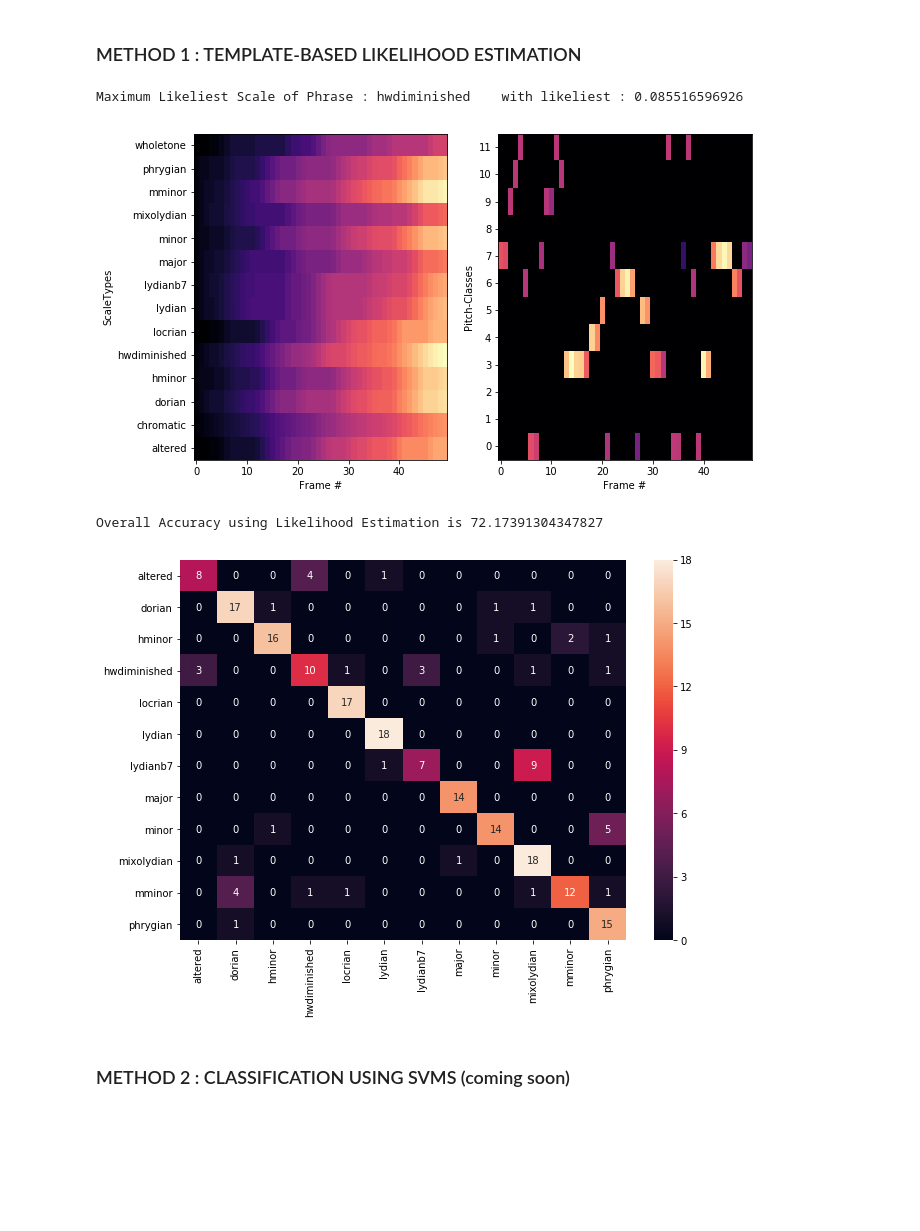
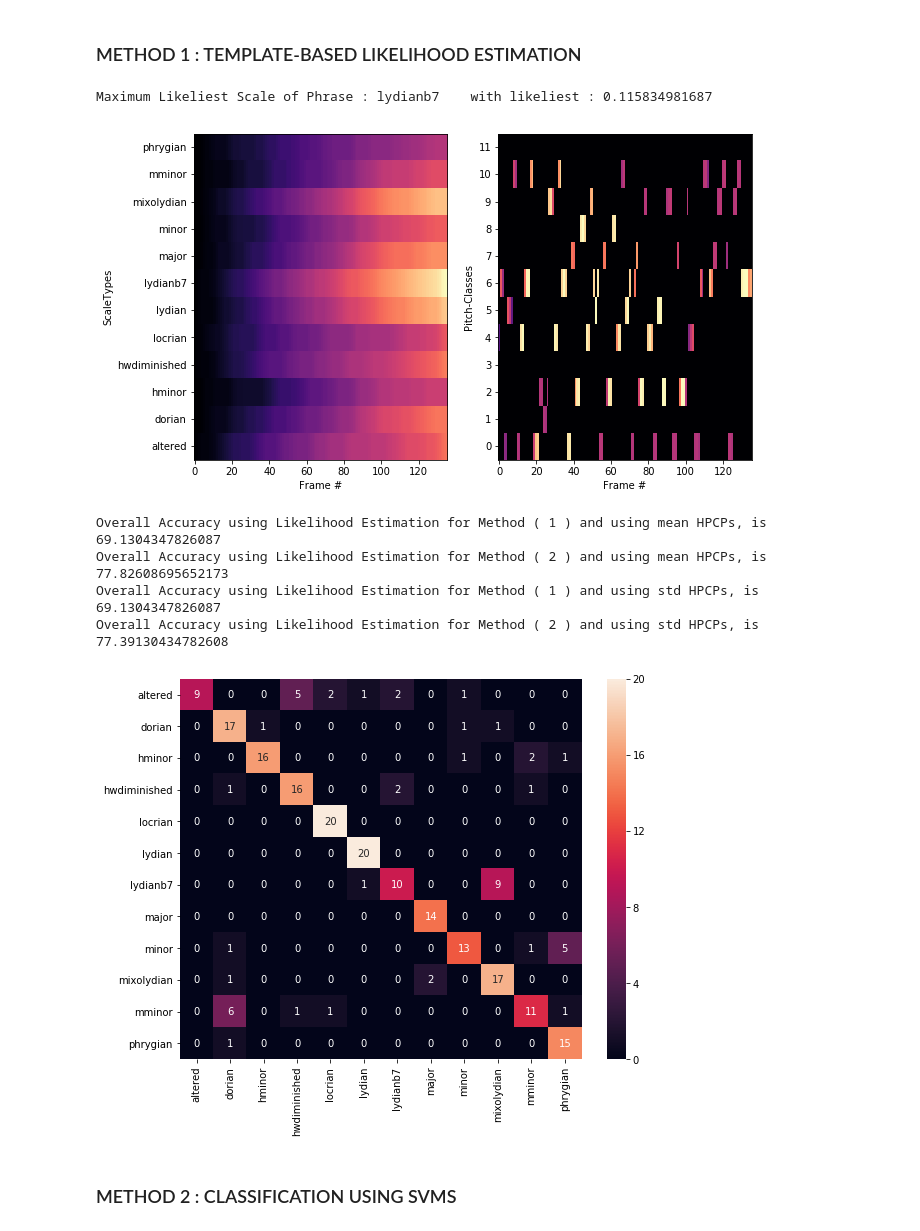
Before and after one commit to emirdemirel/Chord-ScaleDetection, a Jupyter notebook: Chord-Scale_Detection_PART1.ipynb, the cells around one changed output. Cells and saved outputs as stored; diff of their text form; code cells hidden in the pictures; blank space fills up the shorter version.

```diff
--- a/Chord-Scale_Detection_PART1.ipynb
+++ b/Chord-Scale_Detection_PART1.ipynb
@@ -5,6 +5,8 @@
 # %%
 import sys,os
 sys.path.append(os.path.join(os.path.dirname('__file__'), 'freesound-python/'))
+
+import numpy as np
 
 import freesound
 client = freesound.FreesoundClient()
@@ -19,6 +21,8 @@ from utilities import *
 #CHORD-SCALE DATASET on freesound.org
 freesound_PACK_ID = 24075
 
+DOWNLOADSOUNDS = False ### SET 'True' FOR DOWNLOADING THE SOUNDS FROM FREESOUND, SET 'False' IF SOUNDS ALREADY EXIST
+
 #Directory for audio files
 audioDir = 'audio/'
 #Directory for audio segment annotations
@@ -49,7 +53,8 @@ for sound in results_pager:
 
     SOUND_NAME = sound.name.split('.')[0]
     TotalDuration.append(sound.duration)
-    sound.retrieve_preview(audioDir,SOUND_NAME+".mp3")
+    if DOWNLOADSOUNDS:
+        sound.retrieve_preview(audioDir,SOUND_NAME+".mp3")
 
     ## dataDict[sound.name][0] has the 'duration' & 'freesoundid' information
     dataDictionary[SOUND_NAME][0]['duration']= sound.duration
@@ -136,8 +139,6 @@ ScaleTemplates['altered'] = {'scaleArray':[1,1,0,1,1,0,1,0,1,0,1,0]}
 ScaleTemplates['mminor'] = {'scaleArray':[1,0,1,1,0,1,0,1,0,1,0,1]}
 ScaleTemplates['hminor'] = {'scaleArray':[1,0,1,1,0,1,0,1,1,0,0,1]}
 ScaleTemplates['hwdiminished'] = {'scaleArray':[1,1,0,1,1,0,1,1,0,1,1,0]}
-ScaleTemplates['wholetone'] = {'scaleArray':[1,0,1,0,1,0,1,0,1,0,1,0]}
-ScaleTemplates['chromatic'] = {'scaleArray':[1,1,1,1,1,1,1,1,1,1,1,1]}
 # %%
 ### NOW, LET'S LOAD THE FEATURE DATA WE OBTAINED IN THE PREVIOUS STEPmaxlikelihood2
 
@@ -147,7 +148,7 @@ with open(FEATUREDATA , 'rb') as f:
 
 ### CHOOSE THE SOUND
 
-SAMPLESOUND = 'toprak_melmin'
+SAMPLESOUND = 'toprak_lydianb7'
 
 ### CHOOSE THE AUDIO SEGMENT FOR ANALYSIS
 
@@ -159,17 +160,25 @@ LikelihoodMethod = 2
 
 VisualizeChromaANDScaleLikelihoods(FEATUREDATA,SAMPLESOUND,NUMSegment,ScaleTemplates,LikelihoodMethod)
 # %% [output]
-Maximum Likeliest Scale of Phrase : hwdiminished    with likeliest : 0.085516596926
+Maximum Likeliest Scale of Phrase : lydianb7    with likeliest : 0.115834981687
-[figure, old version]
+[figure, new version]
 # %%
-LikelihoodMethod = 2 ### 1 - Weiss (2014) method (multiplicative approach), 2 - Demirel method (additive approach)
+features = ['mean','std']
+LikelihoodMethods = [1,2] ### 1 - Weiss (2014) method (multiplicative approach), 2 - Demirel method (additive approach)
 
-overall_accuracy = Classification_Likelihood(dataDictionary,ScaleTemplates,LikelihoodMethod)
-print('Overall Accuracy using Likelihood Estimation is ' + str(overall_accuracy))
+overall_accuracy_list = []
+for feature in features:
+    for i in LikelihoodMethods :
+        overall_accuracy = Classification_Likelihood(dataDictionary,ScaleTemplates,i, feature)
+        overall_accuracy_list.append(overall_accuracy)
+        print('Overall Accuracy using Likelihood Estimation for Method ( ' + str(i) + ' ) and using ' + feature + ' HPCPs, is ' + str(overall_accuracy))
 
 VisualizeConfusionMatrix_Likelihood(dataDictionary,ScaleTemplates)
 # %% [output]
-Overall Accuracy using Likelihood Estimation is 72.17391304347827
+Overall Accuracy using Likelihood Estimation for Method ( 1 ) and using mean HPCPs, is 69.1304347826087
+Overall Accuracy using Likelihood Estimation for Method ( 2 ) and using mean HPCPs, is 77.82608695652173
+Overall Accuracy using Likelihood Estimation for Method ( 1 ) and using std HPCPs, is 69.1304347826087
+Overall Accuracy using Likelihood Estimation for Method ( 2 ) and using std HPCPs, is 77.39130434782608
-[figure, old version]
+[figure, new version]
 # %% [markdown]
-### METHOD 2 : CLASSIFICATION USING SVMS (coming soon)
+### METHOD 2 : CLASSIFICATION USING SVMS
```
Also changed, not shown: parts of 6 cells of this notebook.
